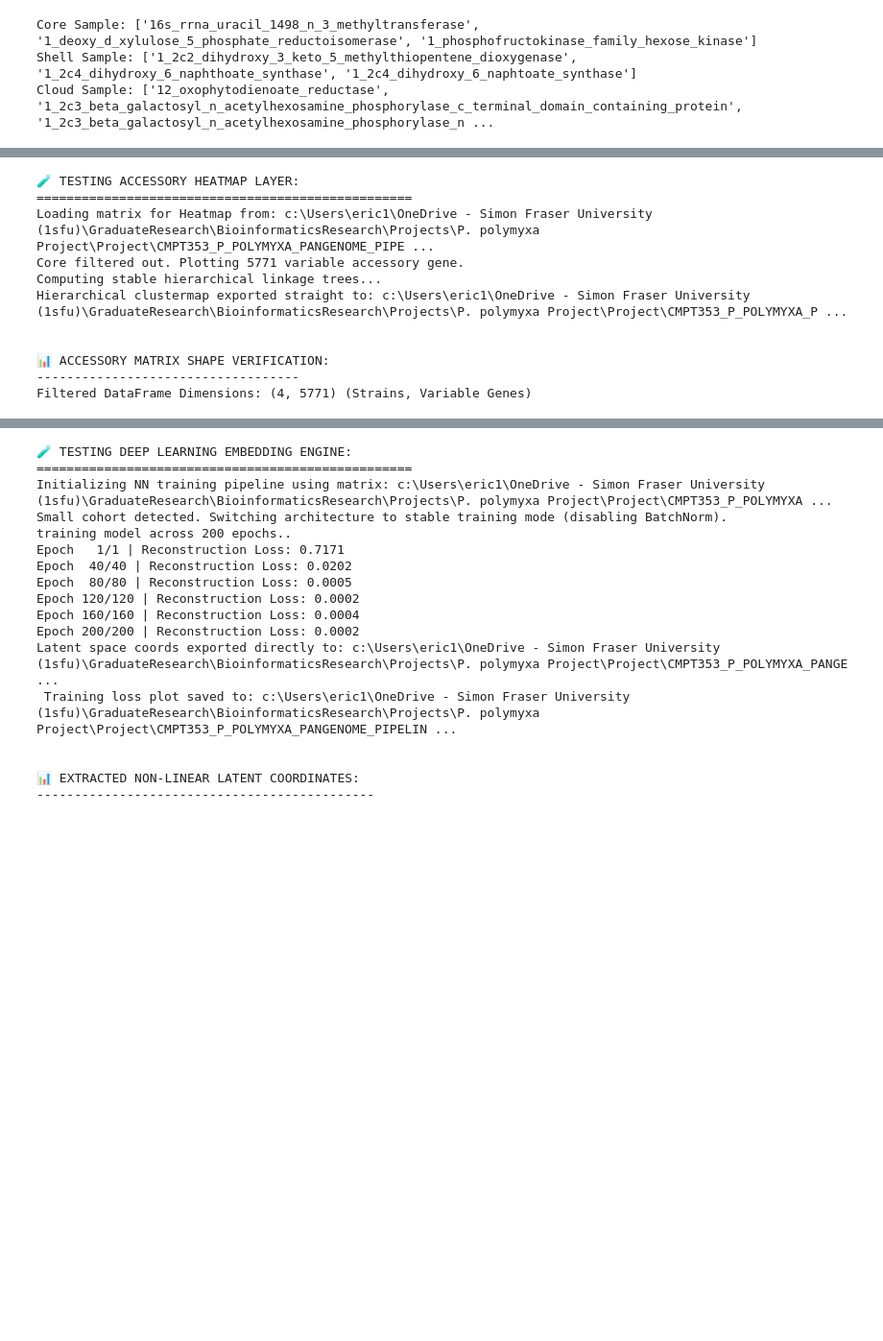
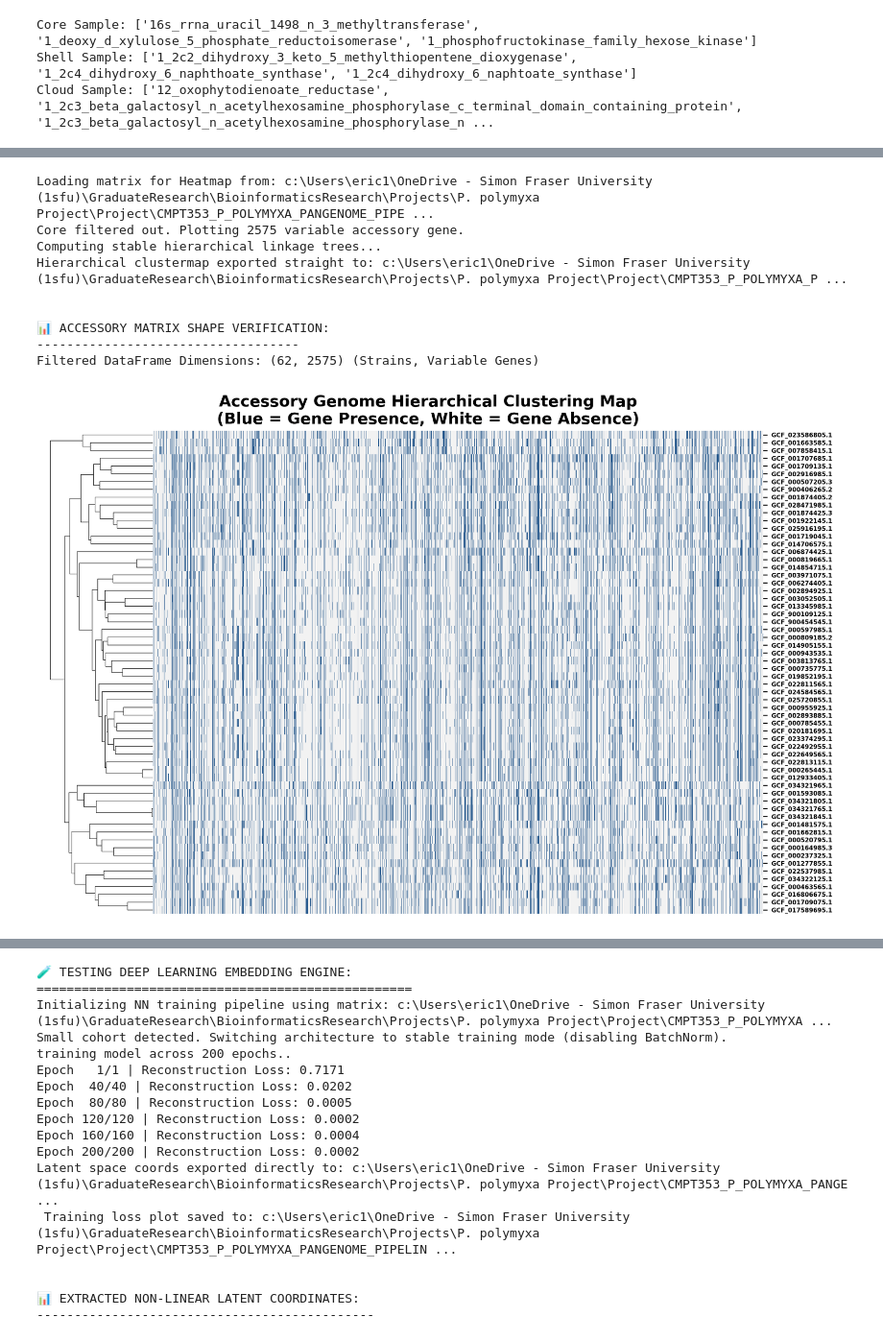
Before and after one commit to eric1162004/CMPT353_P_POLYMYXA_PANGENOME_PIPELINE, a Jupyter notebook: CONTROL_PANEL.ipynb, the cells around one changed output, grey strips where cells are left out. Shown at 96% size. Saved outputs shown, nothing was run; the diff lists cells and outputs as text; code cells hidden in the pictures; blank space fills up the shorter version.

```diff
--- a/CONTROL_PANEL.ipynb
+++ b/CONTROL_PANEL.ipynb
@@ -85,27 +74,25 @@ PCA cluster plot exported directly to: c:\Users\eric1\OneDrive - Simon Fraser Un
 # %%
-# Cell 6
+# Run clustering pipeline
 from src.heatmap_analysis import run_heatmap_analysis
-
-print("🧪 TESTING ACCESSORY HEATMAP LAYER:")
-print("=" * 50)
-
-# Run clustering pipeline
 accessory_matrix = run_heatmap_analysis()
 
 if accessory_matrix is not None:
     print("\n📊 ACCESSORY MATRIX SHAPE VERIFICATION:")
     print("-" * 35)
     print(f"Filtered DataFrame Dimensions: {accessory_matrix.shape} (Strains, Variable Genes)")
+
+    from IPython.display import Image, display
+    import config
+    display(Image(filename=config.HEATMAP_PLOT))
 # %% [output]
-🧪 TESTING ACCESSORY HEATMAP LAYER:
-==================================================
 Loading matrix for Heatmap from: c:\Users\eric1\OneDrive - Simon Fraser University (1sfu)\GraduateResearch\BioinformaticsResearch\Projects\P. polymyxa Project\Project\CMPT353_P_POLYMYXA_PANGENOME_PIPE ...
-Core filtered out. Plotting 5771 variable accessory gene.
+Core filtered out. Plotting 2575 variable accessory gene.
 Computing stable hierarchical linkage trees...
 Hierarchical clustermap exported straight to: c:\Users\eric1\OneDrive - Simon Fraser University (1sfu)\GraduateResearch\BioinformaticsResearch\Projects\P. polymyxa Project\Project\CMPT353_P_POLYMYXA_P ...
 
 
 📊 ACCESSORY MATRIX SHAPE VERIFICATION:
 -----------------------------------
-Filtered DataFrame Dimensions: (4, 5771) (Strains, Variable Genes)
+Filtered DataFrame Dimensions: (62, 2575) (Strains, Variable Genes)
+[figure, added]
 # %%
```
Also changed, not shown: parts of 2 cells of this notebook, 3 other files.
